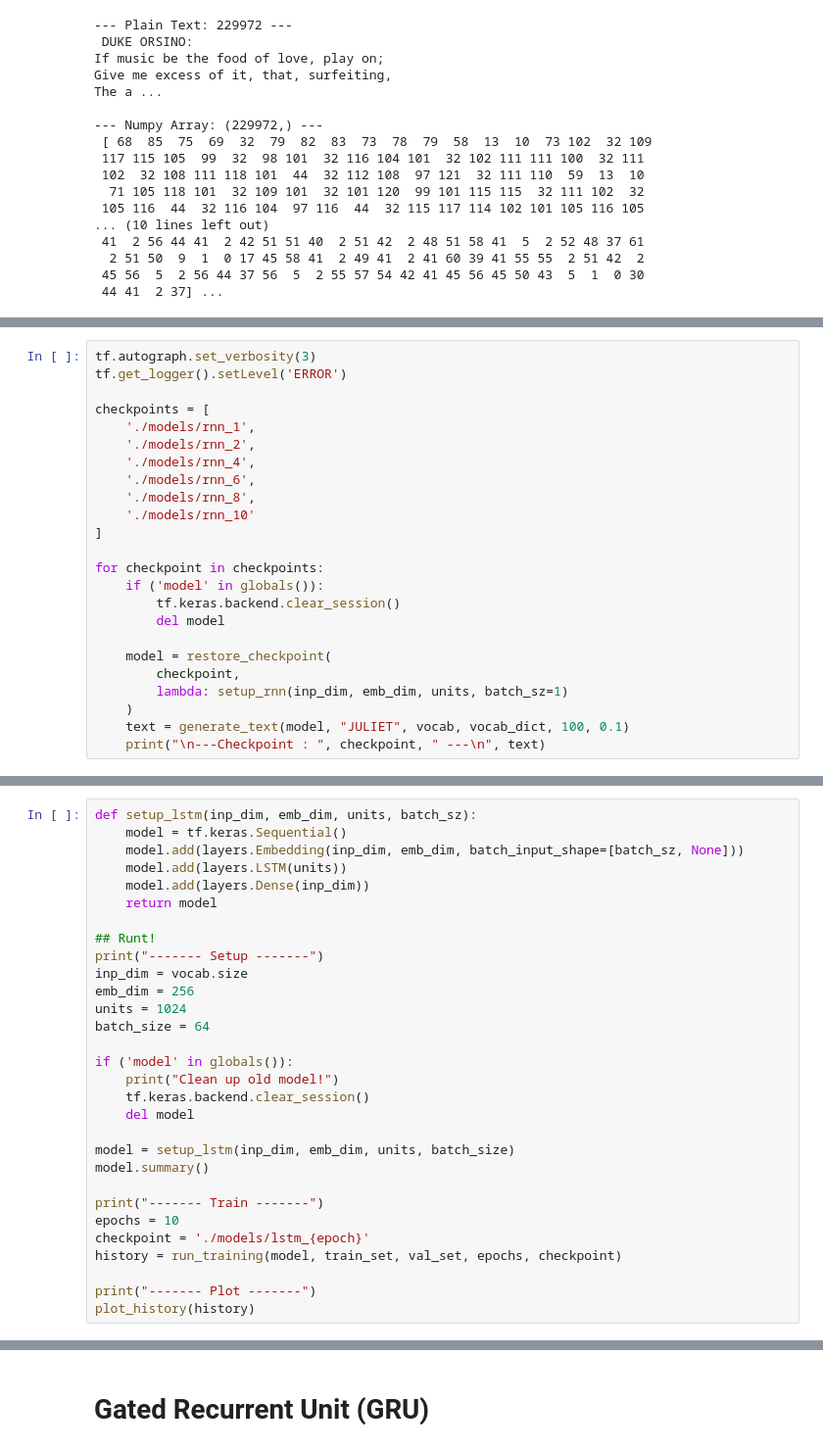
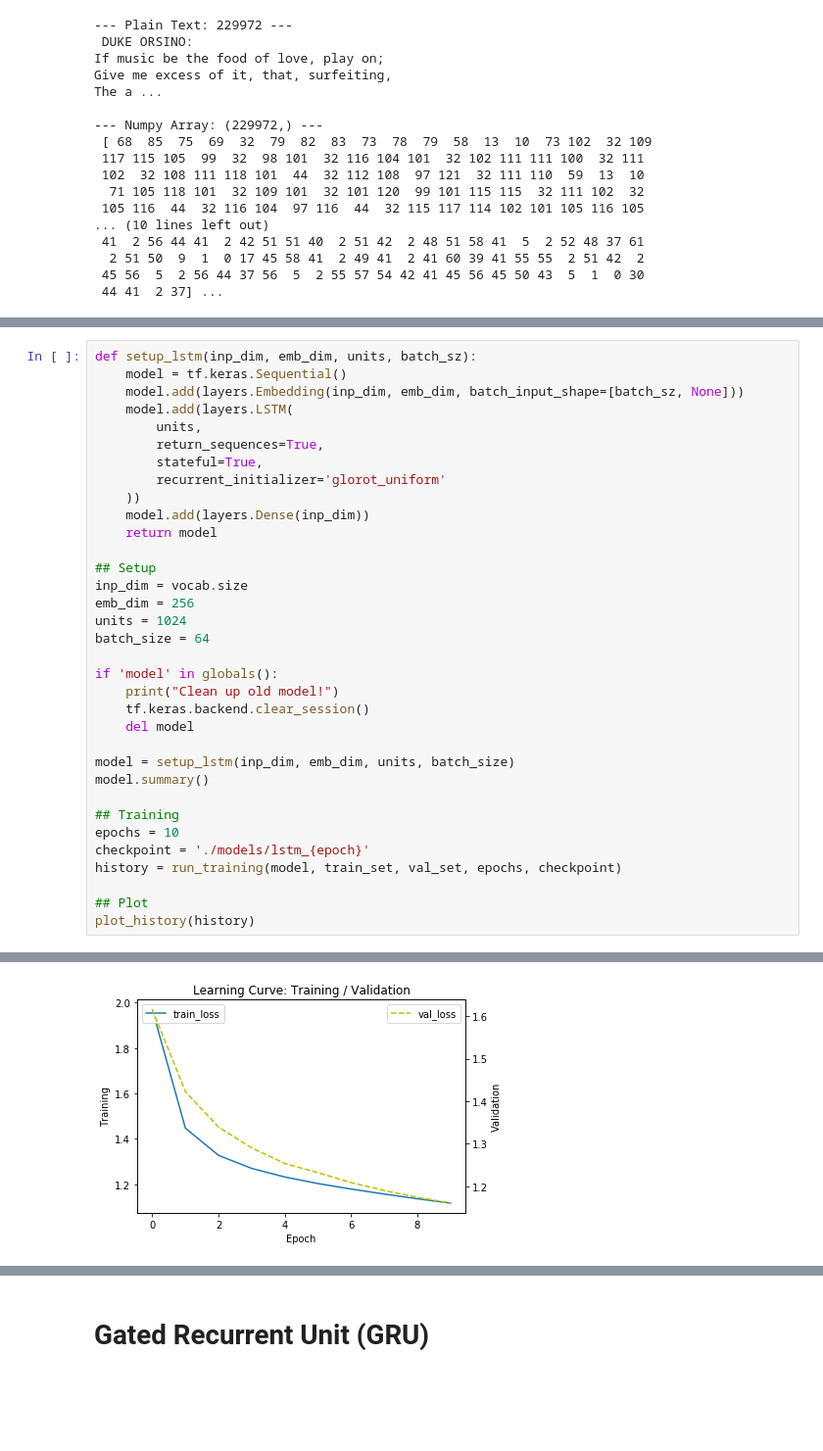
Before and after one commit to bugerry87/fcnn_scratch, a Jupyter notebook: RecurrentNeuralNetwork.ipynb, the cells around one changed output, grey strips where cells are left out. Shown at 98% size. Saved outputs shown, nothing was run; the diff lists cells and outputs as text; blank space fills up the shorter version.

```diff
--- a/RecurrentNeuralNetwork.ipynb
+++ b/RecurrentNeuralNetwork.ipynb
@@ -304,24 +355,0 @@ Therefore old maid be fit, my ladvest and can your grace the scholar
-# %%
-tf.autograph.set_verbosity(3)
-tf.get_logger().setLevel('ERROR')
-
-checkpoints = [
-    './models/rnn_1',
-    './models/rnn_2',
-    './models/rnn_4',
-    './models/rnn_6',
-    './models/rnn_8',
-    './models/rnn_10'
-]
-
-for checkpoint in checkpoints:
-    if ('model' in globals()):
-        tf.keras.backend.clear_session()
-        del model
-
-    model = restore_checkpoint(
-        checkpoint,
-        lambda: setup_rnn(inp_dim, emb_dim, units, batch_sz=1)
-    )
-    text = generate_text(model, "JULIET", vocab, vocab_dict, 100, 0.1)
-    print("\n---Checkpoint : ", checkpoint, " ---\n", text)
@@ -351,18 +435,22 @@ Alas, my lord, the law can do nothing b
 def setup_lstm(inp_dim, emb_dim, units, batch_sz):
     model = tf.keras.Sequential()
     model.add(layers.Embedding(inp_dim, emb_dim, batch_input_shape=[batch_sz, None]))
-    model.add(layers.LSTM(units))
+    model.add(layers.LSTM(
+        units,
+        return_sequences=True,
+        stateful=True,
+        recurrent_initializer='glorot_uniform'
+    ))
     model.add(layers.Dense(inp_dim))
     return model
 
-## Runt!
-print("------- Setup -------")
+## Setup
 inp_dim = vocab.size
 emb_dim = 256
 units = 1024
 batch_size = 64
 
-if ('model' in globals()):
+if 'model' in globals():
     print("Clean up old model!")
     tf.keras.backend.clear_session()
     del model
@@ -370,10 +458,11 @@ if ('model' in globals()):
 model = setup_lstm(inp_dim, emb_dim, units, batch_size)
 model.summary()
 
-print("------- Train -------")
+## Training
 epochs = 10
 checkpoint = './models/lstm_{epoch}'
 history = run_training(model, train_set, val_set, epochs, checkpoint)
 
-print("------- Plot -------")
+## Plot
 plot_history(history)
+# %% [output]
@@ -379,0 +486 @@ plot_history(history)
+[figure, added]
```
Also changed, not shown: parts of 39 cells of this notebook.
